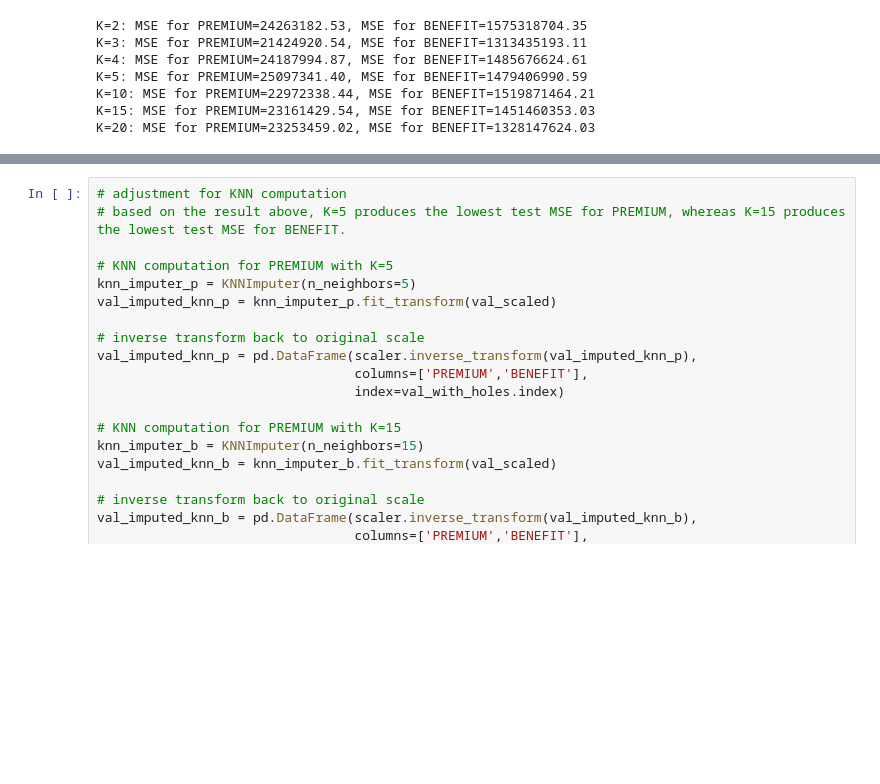
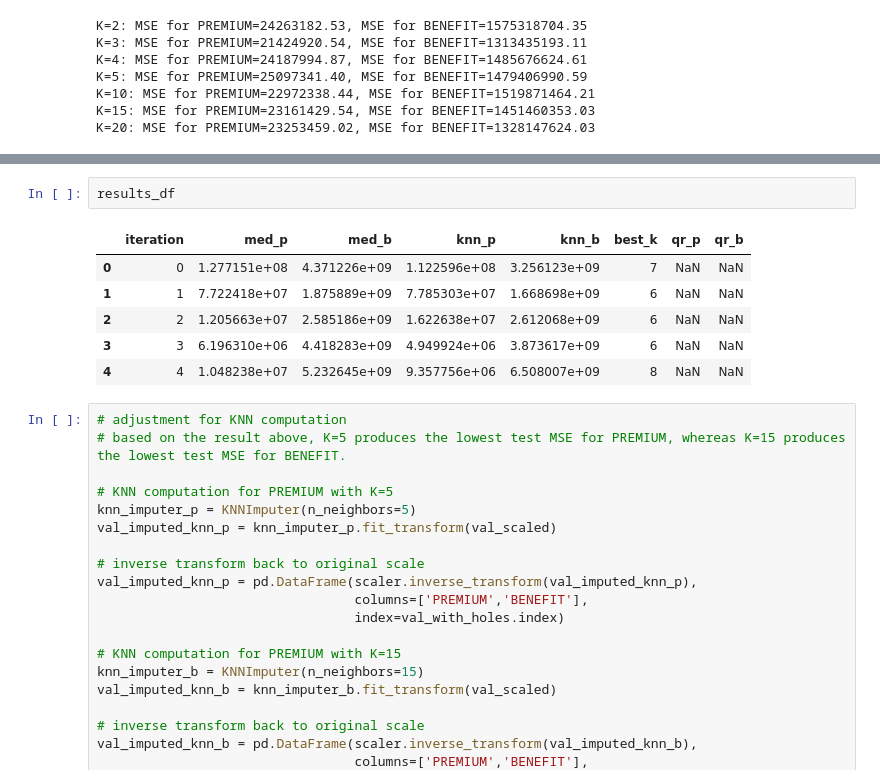
Before and after one commit to henrytansunway/insurance-lapse, a Jupyter notebook: 0.data_cleaning_EDA_feb_24.ipynb, the cells around one changed output, grey strips where cells are left out. Saved outputs shown, nothing was run; the diff lists cells and outputs as text; blank space fills up the shorter version.

Commit message:
Finish bootstraping and finding the best K for KNN

```diff
--- a/0.data_cleaning_EDA_feb_24.ipynb
+++ b/0.data_cleaning_EDA_feb_24.ipynb
@@ -494,3 +615,12 @@ K=20: MSE for PREMIUM=23253459.02, MSE for BENEFIT=1328147624.03
+# %%
+results_df
+# %% [output]
+|  | iteration | med_p | med_b | knn_p | knn_b | best_k | qr_p | qr_b |
+| 0 | 0 | 1.277151e+08 | 4.371226e+09 | 1.122596e+08 | 3.256123e+09 | 7 | NaN | NaN |
+| 1 | 1 | 7.722418e+07 | 1.875889e+09 | 7.785303e+07 | 1.668698e+09 | 6 | NaN | NaN |
+| 2 | 2 | 1.205663e+07 | 2.585186e+09 | 1.622638e+07 | 2.612068e+09 | 6 | NaN | NaN |
+| 3 | 3 | 6.196310e+06 | 4.418283e+09 | 4.949924e+06 | 3.873617e+09 | 6 | NaN | NaN |
+| 4 | 4 | 1.048238e+07 | 5.232645e+09 | 9.357756e+06 | 6.508007e+09 | 8 | NaN | NaN |
 # %%
 # adjustment for KNN computation
 # based on the result above, K=5 produces the lowest test MSE for PREMIUM, whereas K=15 produces the lowest test MSE for BENEFIT.
```
Also changed, not shown: parts of 3 cells of this notebook.
